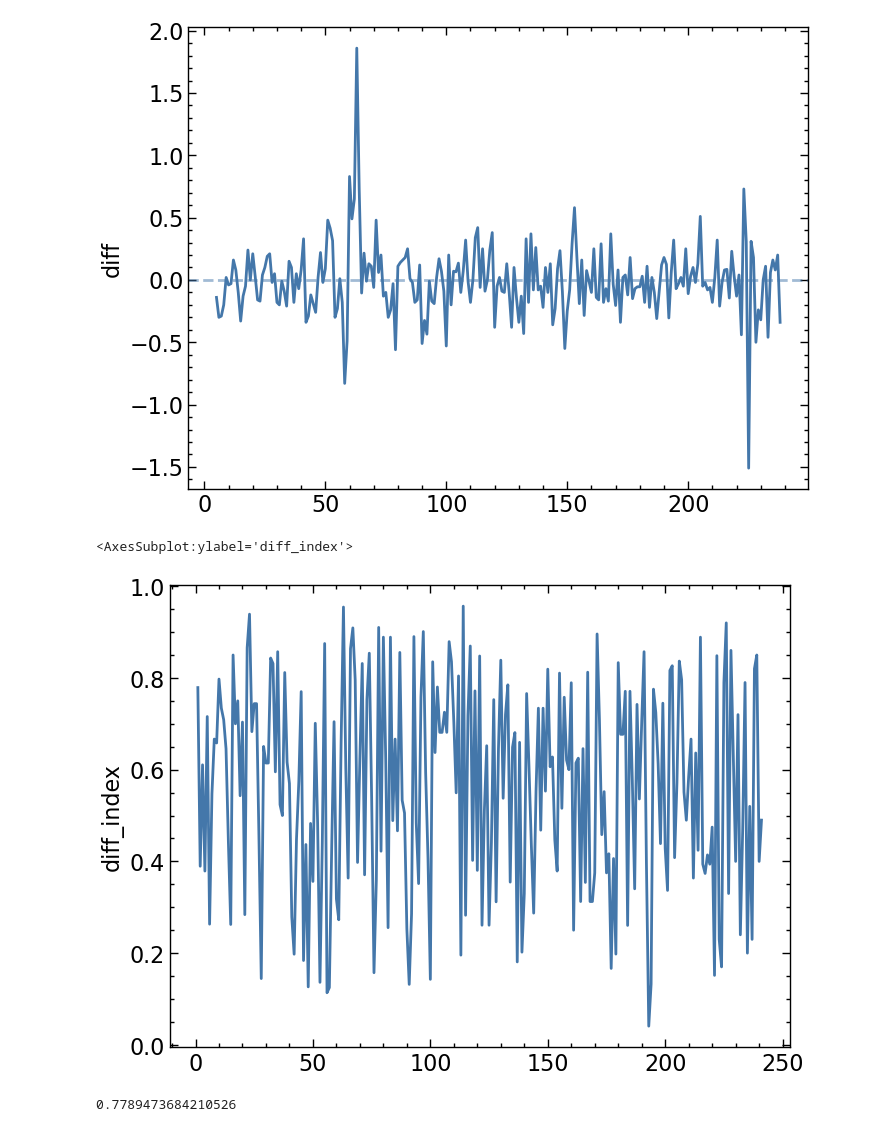
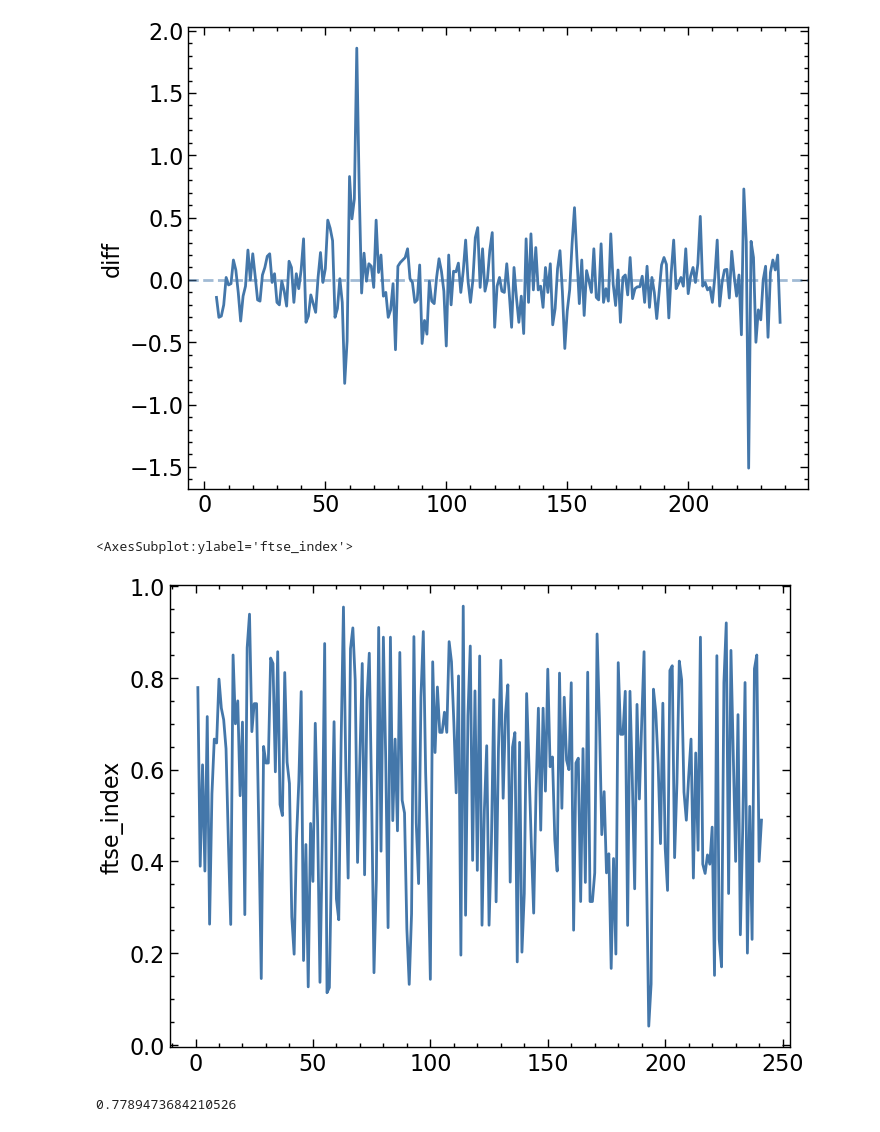
Before and after one commit to aycannon/diss, a Jupyter notebook: Compiled Indicator.ipynb, the cells around one changed output. Drawn from its saved outputs; the diff is of its cells as text; code cells hidden in the pictures.

```diff
--- a/Compiled Indicator.ipynb
+++ b/Compiled Indicator.ipynb
@@ -119,16 +132,17 @@ plt.axhline(y = 0, alpha = 0.5, linestyle = 'dashed')
 # %%
 ftse = pd.read_excel('diss_data/ftse_data.xlsx', sheet_name= 'ftse_data')
 
 # ftse_up = ftse.reindex(index = ftse.index[::-1])
 ftse_nd = ftse.loc[:,ftse.columns !='DATE']
 ftse_diff = ftse_nd.diff()
 ftse_diff['count'] = ftse_diff.notna().sum(axis = 1)
 ftse_diff['pos'] = (ftse_diff>0).sum(axis = 1)
 ftse_diff['count'][0] = np.nan
-ftse_diff['diff_index'] = ftse_diff['pos']/ftse_diff['count']
+ftse_diff['ftse_index'] = ftse_diff['pos']/ftse_diff['count']
+ftse_diff['DATE'] = ftse['DATE']
 
-sns.lineplot(ftse_diff['diff_index'])
+sns.lineplot(ftse_diff['ftse_index'])
 # %% [output]
-<AxesSubplot:ylabel='diff_index'>
+<AxesSubplot:ylabel='ftse_index'>
-[figure, old version]
+[figure, new version]
 # %%
```
Also changed, not shown: parts of 20 cells of this notebook.
